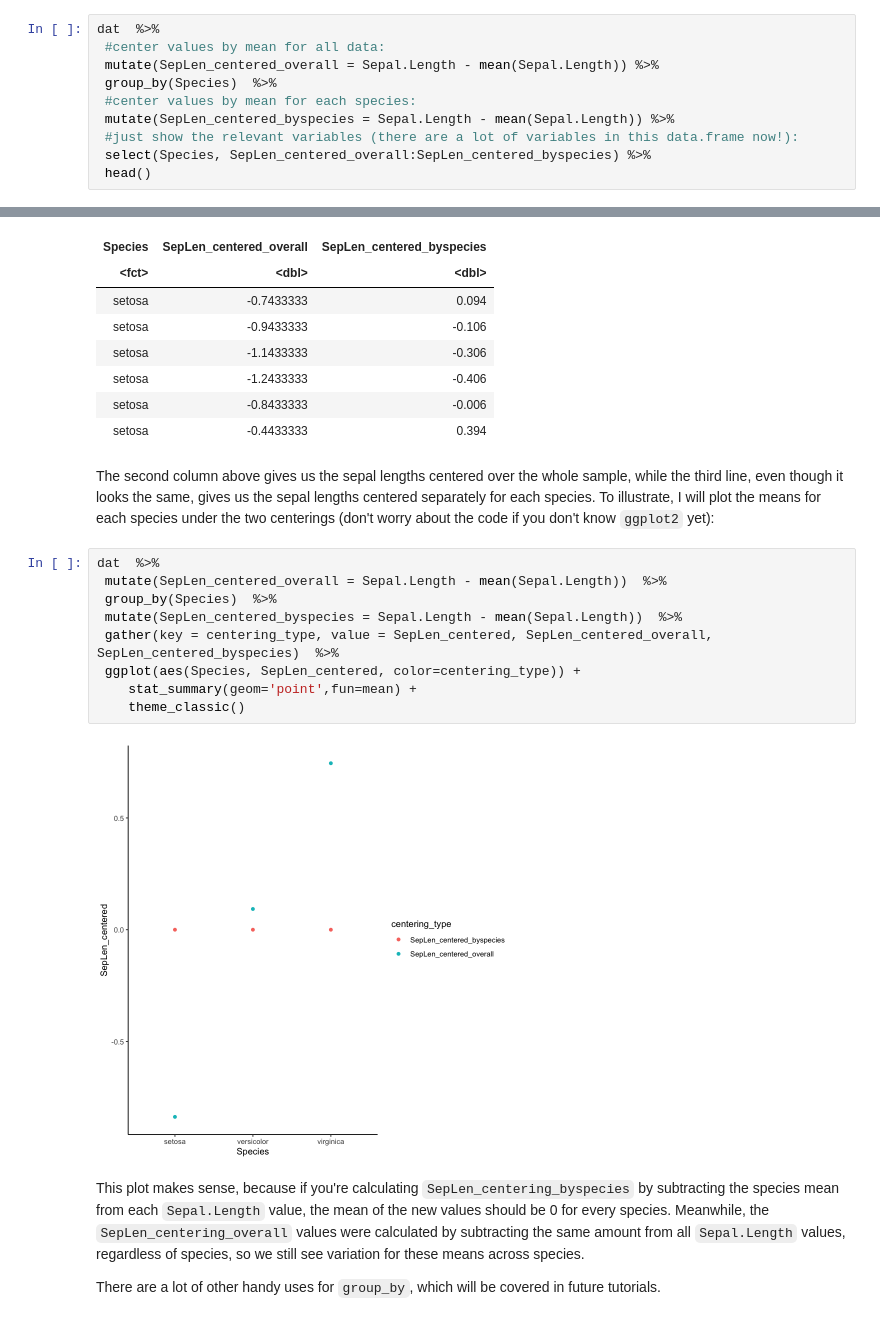
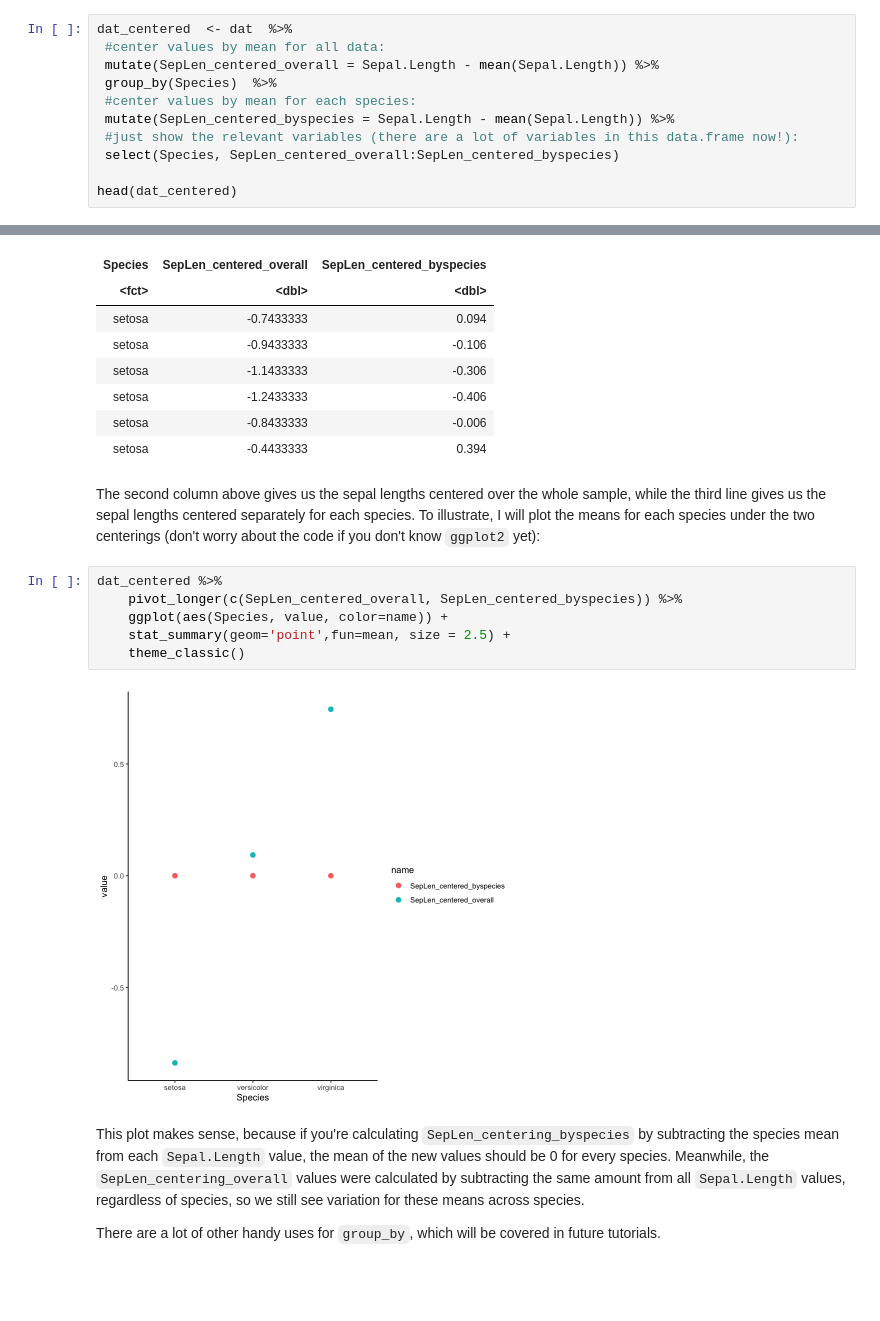
Before and after one commit to CoAxLab/Data-Explorations, a Jupyter notebook: book/notebooks/techniques-for-data-cleansing.ipynb, the cells around one changed output, grey strips where cells are left out. Saved outputs shown, nothing was run; the diff lists cells and outputs as text; blank space fills up the shorter version.

```diff
--- a/book/notebooks/techniques-for-data-cleansing.ipynb
+++ b/book/notebooks/techniques-for-data-cleansing.ipynb
@@ -574,15 +529,16 @@ Note that the order by which you group variables matters. You can ungroup using
 
 The `group_by` command works not only with `summarise`, but also with `mutate`. While with `summarise` it creates a new data.frame with summary results, with `mutate` it creates a new variable that is calculated separately for each group, and then combined into the final data.frame. This is useful, when, for example, we want to standardize variables within groups. Earlier we saw how to subtract the overall mean of `Sepal.Length` to center a variable. Let's say that we want to subtract the mean `Sepal.Length` of each species only from the flowers in that species. So, for our example we can do:
 # %%
-dat  %>%
+dat_centered  <- dat  %>%
  #center values by mean for all data:
  mutate(SepLen_centered_overall = Sepal.Length - mean(Sepal.Length)) %>%
  group_by(Species)  %>%
  #center values by mean for each species:
  mutate(SepLen_centered_byspecies = Sepal.Length - mean(Sepal.Length)) %>%
  #just show the relevant variables (there are a lot of variables in this data.frame now!):
- select(Species, SepLen_centered_overall:SepLen_centered_byspecies) %>%
- head()
+ select(Species, SepLen_centered_overall:SepLen_centered_byspecies)
+
+head(dat_centered)
 # %% [output]
 A grouped_df: 6 × 3
 | Species | SepLen_centered_overall | SepLen_centered_byspecies |
@@ -594,18 +550,15 @@ A grouped_df: 6 × 3
 | setosa | -0.8433333 | -0.006 |
 | setosa | -0.4433333 | 0.394 |
 # %% [markdown]
-The second column above gives us the sepal lengths centered over the whole sample, while the third line, even though it looks the same, gives us the sepal lengths centered separately for each species. To illustrate, I will plot the means for each species under the two centerings (don't worry about the code if you don't know `ggplot2` yet):
+The second column above gives us the sepal lengths centered over the whole sample, while the third line gives us the sepal lengths centered separately for each species. To illustrate, I will plot the means for each species under the two centerings (don't worry about the code if you don't know `ggplot2` yet):
-# %%
-dat  %>%
- mutate(SepLen_centered_overall = Sepal.Length - mean(Sepal.Length))  %>%
- group_by(Species)  %>%
- mutate(SepLen_centered_byspecies = Sepal.Length - mean(Sepal.Length))  %>%
- gather(key = centering_type, value = SepLen_centered, SepLen_centered_overall, SepLen_centered_byspecies)  %>%
- ggplot(aes(Species, SepLen_centered, color=centering_type)) +
-    stat_summary(geom='point',fun=mean) +
-    theme_classic()
-# %% [output]
-[figure, removed]
+# %%
+dat_centered %>%
+    pivot_longer(c(SepLen_centered_overall, SepLen_centered_byspecies)) %>%
+    ggplot(aes(Species, value, color=name)) +
+    stat_summary(geom='point',fun=mean, size = 2.5) +
+    theme_classic()
+# %% [output]
+[figure, added]
 # %% [markdown]
 This plot makes sense, because if you're calculating `SepLen_centering_byspecies` by subtracting the species mean from each `Sepal.Length` value, the mean of the new values should be 0 for every species. Meanwhile, the `SepLen_centering_overall` values were calculated by subtracting the same amount from all `Sepal.Length` values, regardless of species, so we still see variation for these means across species.
 
```
Also changed, not shown: parts of 113 cells of this notebook.
